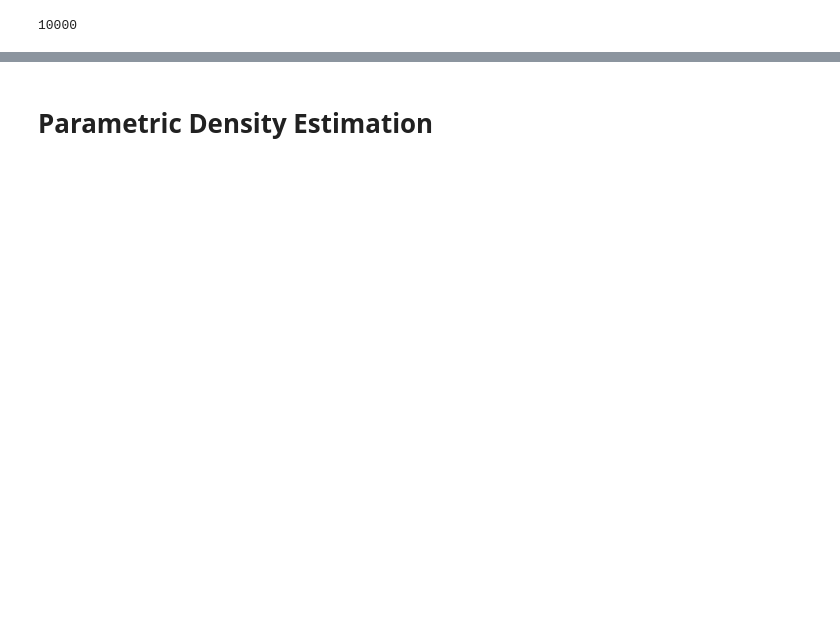
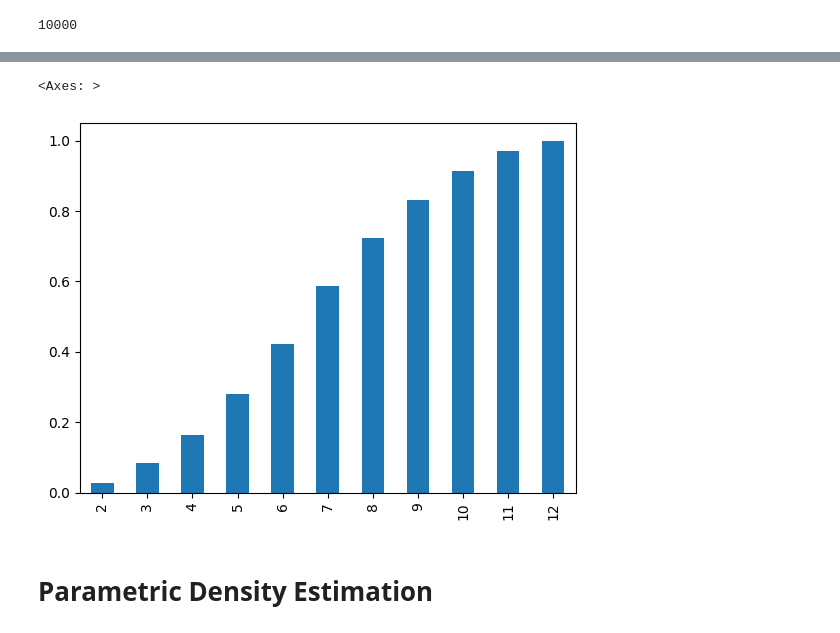
Before and after one commit to Apurba1903/Descriptive-Statistics, a Jupyter notebook: probability_distribution.ipynb, the cells around one changed output, grey strips where cells are left out. Saved outputs shown, nothing was run; the diff lists cells and outputs as text; code cells hidden in the pictures; blank space fills up the shorter version.

```diff
--- a/probability_distribution.ipynb
+++ b/probability_distribution.ipynb
@@ -44,0 +46,2 @@ r.plot(kind='bar')
+# %%
+q = (pd.Series(L).value_counts()/pd.Series(L).value_counts().sum()).sort_index()
@@ -45,3 +63,8 @@ r.plot(kind='bar')
+# %%
+np.cumsum(q).plot(kind='bar')
+# %% [output]
+<Axes: >
+[figure, added]
 # %% [markdown]
 # Parametric Density Estimation
 # %%
```
Also changed, not shown: parts of 24 cells of this notebook.
